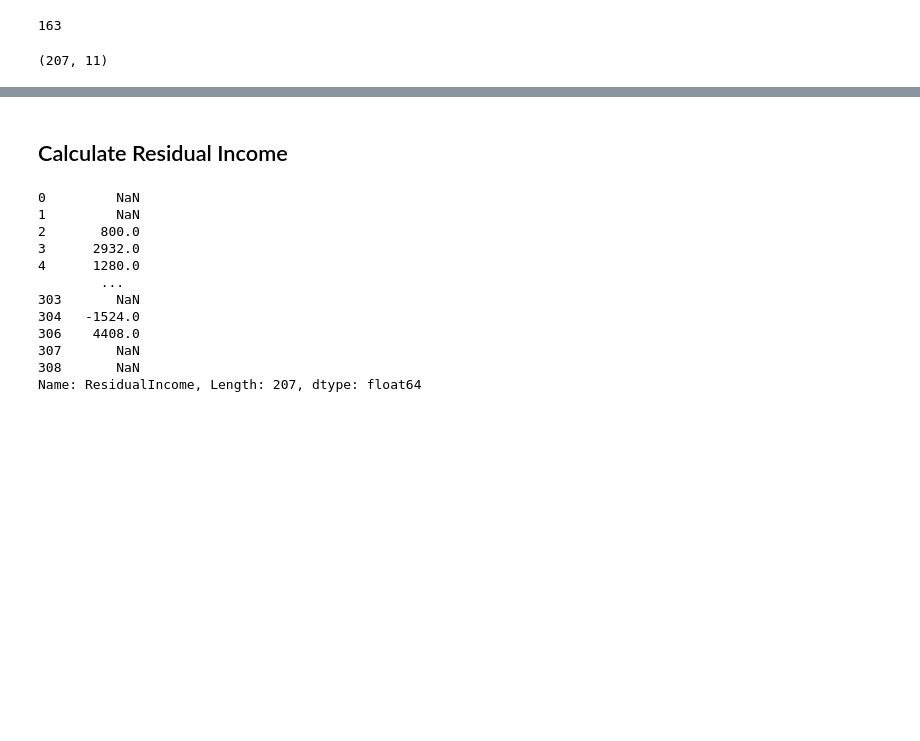
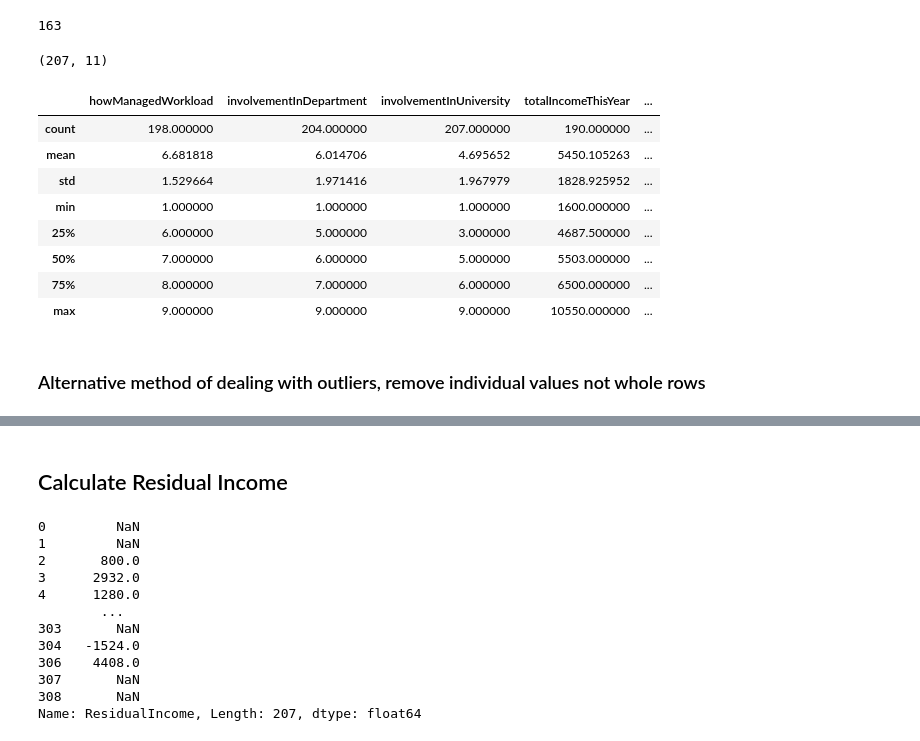
Before and after one commit to Mohamed-Shaheedullah/student-welfare-data, a Jupyter notebook: student_welfare_Python.ipynb, the cells around one changed output, grey strips where cells are left out. Cells and saved outputs as stored; diff of their text form; code cells hidden in the pictures; blank space fills up the shorter version.

Commit message:
alternative outliers started

```diff
--- a/student_welfare_Python.ipynb
+++ b/student_welfare_Python.ipynb
@@ -365,3 +365,17 @@ student_df_cleaned.shape
 # remove 99 from age
 # %%
 student_df_cleaned ['age'] = student_df_cleaned['age'].replace({99 : np.NaN })
+# %%
+student_df_cleaned.describe()
+# %% [output]
+|  | howManagedWorkload | involvementInDepartment | involvementInUniversity | totalIncomeThisYear | ... |
+| count | 198.000000 | 204.000000 | 207.000000 | 190.000000 | ... |
+| mean | 6.681818 | 6.014706 | 4.695652 | 5450.105263 | ... |
+| std | 1.529664 | 1.971416 | 1.967979 | 1828.925952 | ... |
+| min | 1.000000 | 1.000000 | 1.000000 | 1600.000000 | ... |
+| 25% | 6.000000 | 5.000000 | 3.000000 | 4687.500000 | ... |
+| 50% | 7.000000 | 6.000000 | 5.000000 | 5503.000000 | ... |
+| 75% | 8.000000 | 7.000000 | 6.000000 | 6500.000000 | ... |
+| max | 9.000000 | 9.000000 | 9.000000 | 10550.000000 | ... |
+# %% [markdown]
+### Alternative method of dealing with outliers, remove individual values not whole rows
```
Also changed, not shown: parts of 9 cells of this notebook.
